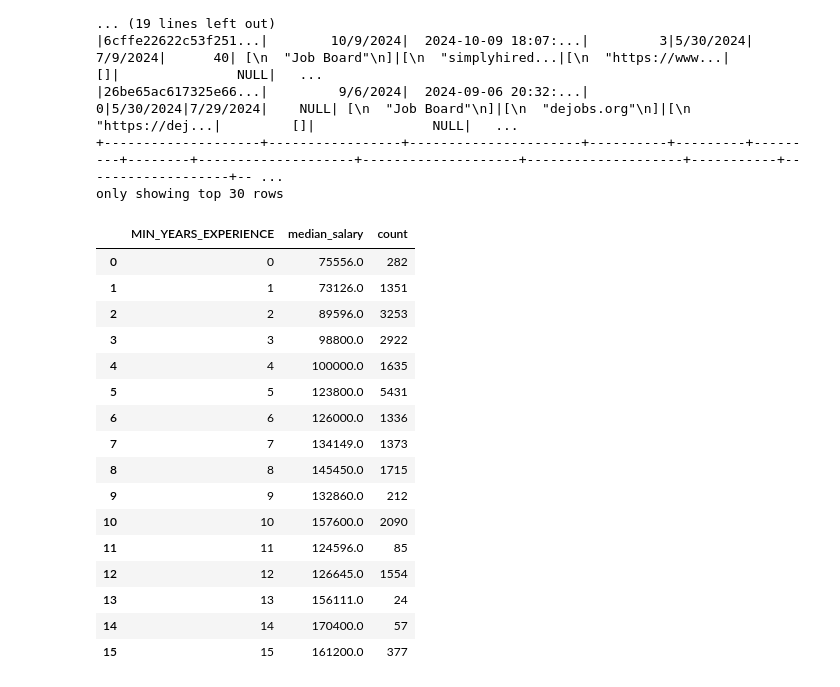
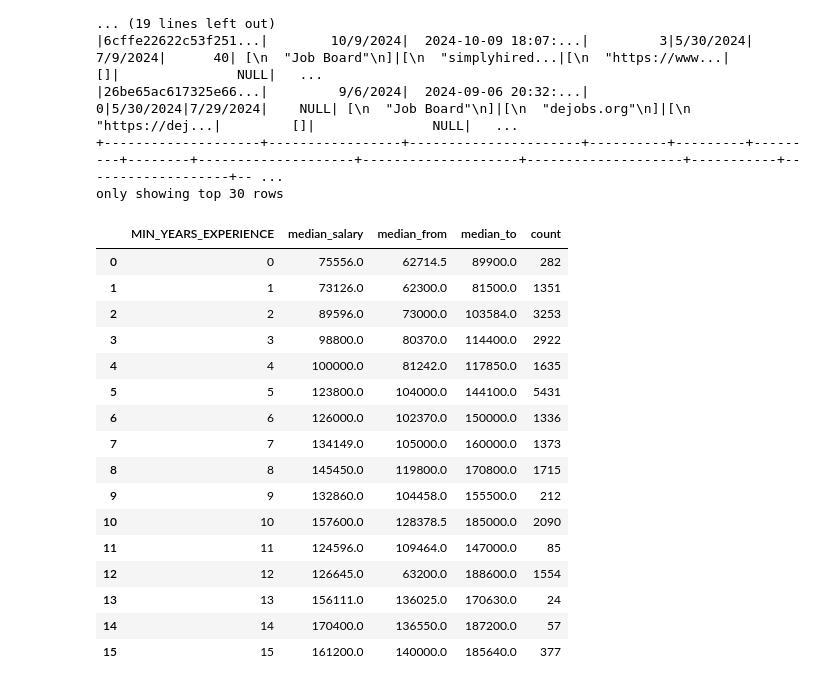
Before and after one commit to met-ad-688/assignment-03-tluck15, a Jupyter notebook: assignment03-tluck15.ipynb, the cells around one changed output. Cells and saved outputs as stored; diff of their text form; code cells hidden in the pictures.

Commit message:
added salary to and from

```diff
--- a/assignment03-tluck15.ipynb
+++ b/assignment03-tluck15.ipynb
@@ -93,32 +93,34 @@ only showing top 30 rows
 # %%
 grouped_df_pd = filtered_df.toPandas()
 
 grouped_df_pd = (
     grouped_df_pd
     .groupby("MIN_YEARS_EXPERIENCE")
     .agg(
         median_salary=("SALARY", "median"),
+        median_from=("SALARY_FROM", "median"),
+        median_to=("SALARY_TO", "median"),
         count=("ID", "count")
     )
     .reset_index()
 )
 
 grouped_df_pd.head(20)
 # %% [output]
-|  | MIN_YEARS_EXPERIENCE | median_salary | count |
-| 0 | 0 | 75556.0 | 282 |
-| 1 | 1 | 73126.0 | 1351 |
-| 2 | 2 | 89596.0 | 3253 |
-| 3 | 3 | 98800.0 | 2922 |
-| 4 | 4 | 100000.0 | 1635 |
-| 5 | 5 | 123800.0 | 5431 |
-| 6 | 6 | 126000.0 | 1336 |
-| 7 | 7 | 134149.0 | 1373 |
-| 8 | 8 | 145450.0 | 1715 |
-| 9 | 9 | 132860.0 | 212 |
-| 10 | 10 | 157600.0 | 2090 |
-| 11 | 11 | 124596.0 | 85 |
-| 12 | 12 | 126645.0 | 1554 |
-| 13 | 13 | 156111.0 | 24 |
-| 14 | 14 | 170400.0 | 57 |
-| 15 | 15 | 161200.0 | 377 |
+|  | MIN_YEARS_EXPERIENCE | median_salary | median_from | median_to | count |
+| 0 | 0 | 75556.0 | 62714.5 | 89900.0 | 282 |
+| 1 | 1 | 73126.0 | 62300.0 | 81500.0 | 1351 |
+| 2 | 2 | 89596.0 | 73000.0 | 103584.0 | 3253 |
+| 3 | 3 | 98800.0 | 80370.0 | 114400.0 | 2922 |
+| 4 | 4 | 100000.0 | 81242.0 | 117850.0 | 1635 |
+| 5 | 5 | 123800.0 | 104000.0 | 144100.0 | 5431 |
+| 6 | 6 | 126000.0 | 102370.0 | 150000.0 | 1336 |
+| 7 | 7 | 134149.0 | 105000.0 | 160000.0 | 1373 |
+| 8 | 8 | 145450.0 | 119800.0 | 170800.0 | 1715 |
+| 9 | 9 | 132860.0 | 104458.0 | 155500.0 | 212 |
+| 10 | 10 | 157600.0 | 128378.5 | 185000.0 | 2090 |
+| 11 | 11 | 124596.0 | 109464.0 | 147000.0 | 85 |
+| 12 | 12 | 126645.0 | 63200.0 | 188600.0 | 1554 |
+| 13 | 13 | 156111.0 | 136025.0 | 170630.0 | 24 |
+| 14 | 14 | 170400.0 | 136550.0 | 187200.0 | 57 |
+| 15 | 15 | 161200.0 | 140000.0 | 185640.0 | 377 |
```
Also changed, not shown: 1 other file.
